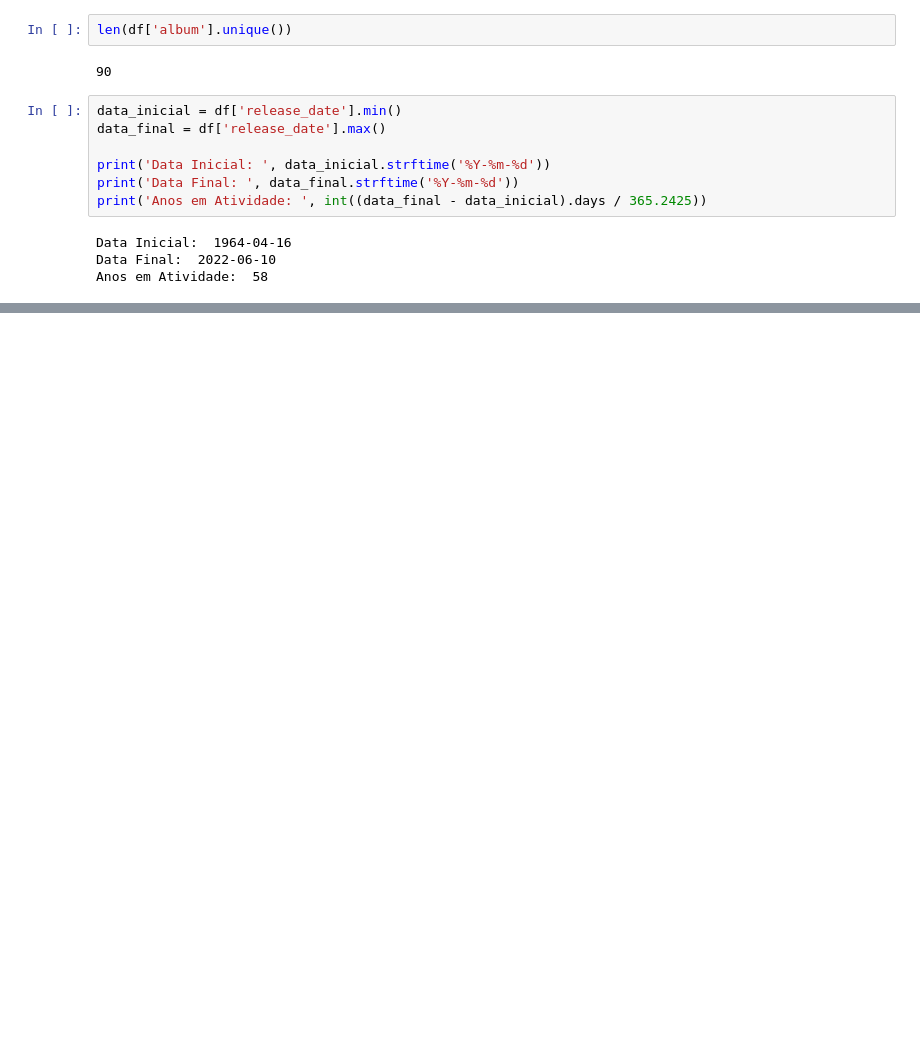
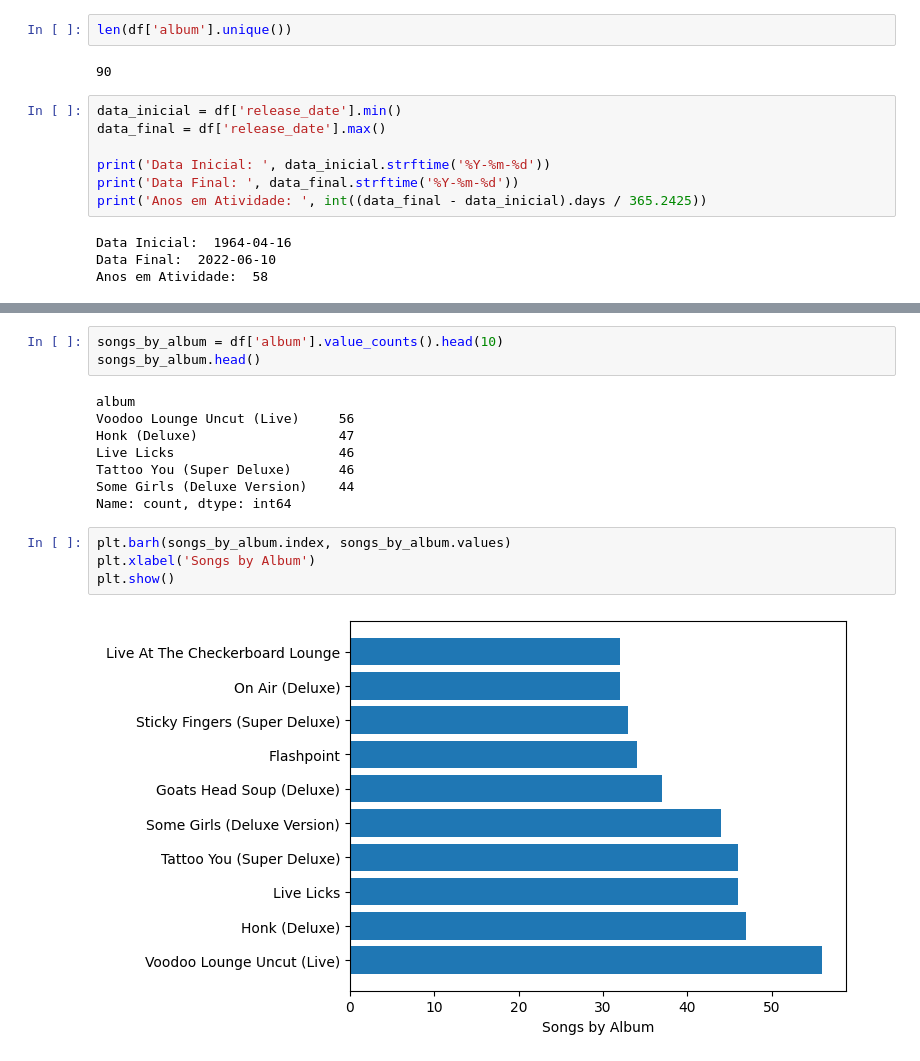
Before and after one commit to edupmon/fiap, a Jupyter notebook: pos-tech/data-analytics/fase-2/02-analise-exploratoria-de-dados-eda/aula-2/eda.ipynb, the cells around one changed output, grey strips where cells are left out. Cells and saved outputs as stored; diff of their text form; blank space fills up the shorter version.

```diff
--- a/pos-tech/data-analytics/fase-2/02-analise-exploratoria-de-dados-eda/aula-2/eda.ipynb
+++ b/pos-tech/data-analytics/fase-2/02-analise-exploratoria-de-dados-eda/aula-2/eda.ipynb
@@ -126,0 +199,17 @@ Anos em Atividade:  58
+# %%
+songs_by_album = df['album'].value_counts().head(10)
+songs_by_album.head()
+# %% [output]
+album
+Voodoo Lounge Uncut (Live)     56
+Honk (Deluxe)                  47
+Live Licks                     46
+Tattoo You (Super Deluxe)      46
+Some Girls (Deluxe Version)    44
+Name: count, dtype: int64
+# %%
+plt.barh(songs_by_album.index, songs_by_album.values)
+plt.xlabel('Songs by Album')
+plt.show()
+# %% [output]
+[figure, added]
```
Also changed, not shown: parts of 15 cells of this notebook.
